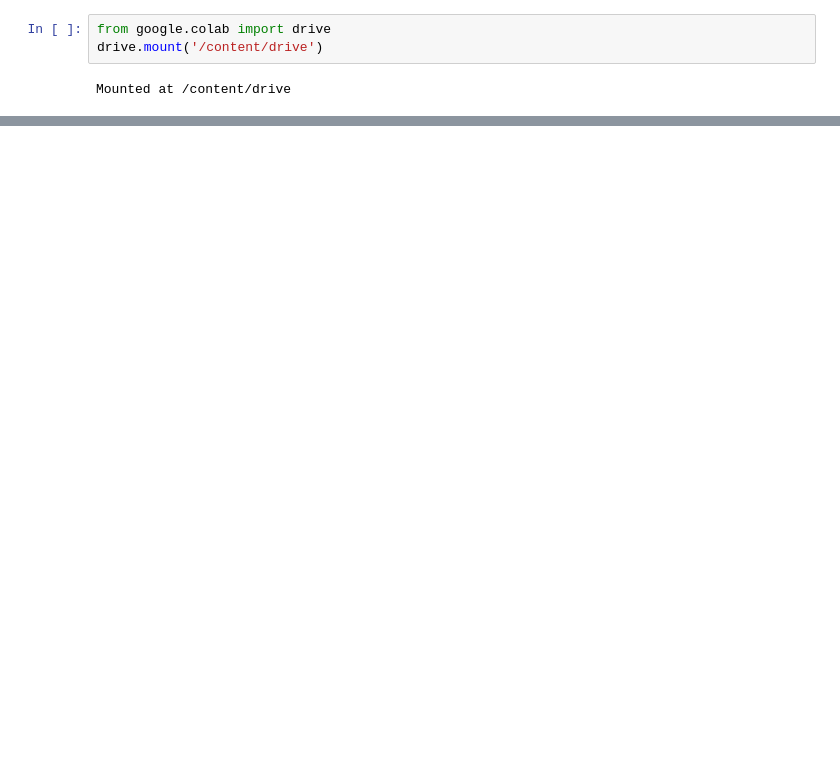
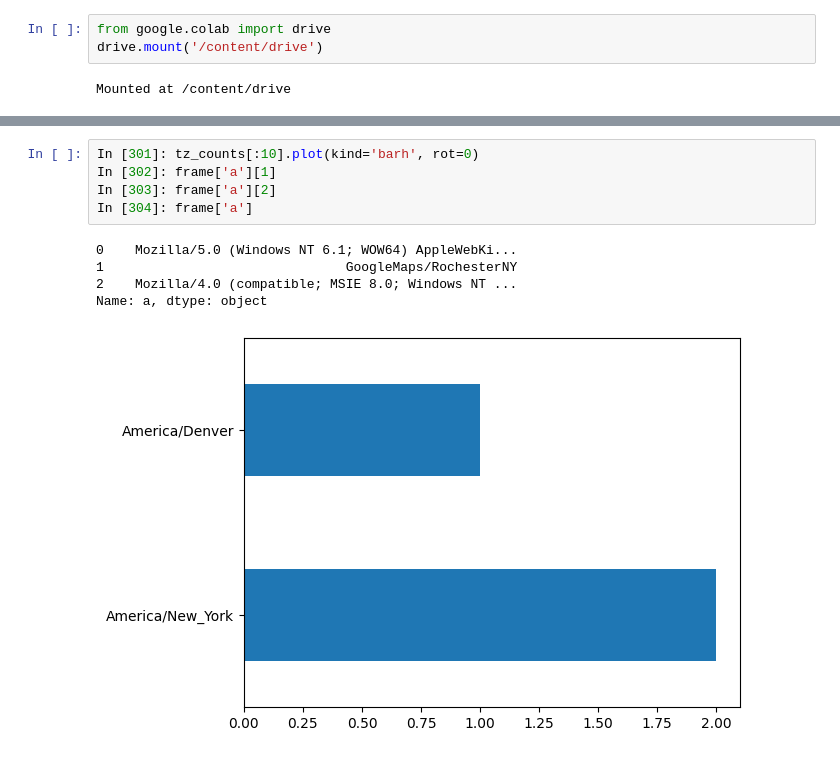
Before and after one commit to Denisse0306/PRUEBA, a Jupyter notebook: Laboratorio_4_Denisse_Lucia_Vazquez_Pelcastre.ipynb, the cells around one changed output, grey strips where cells are left out. Drawn from its saved outputs; the diff is of its cells as text; blank space fills up the shorter version.

```diff
--- a/Laboratorio_4_Denisse_Lucia_Vazquez_Pelcastre.ipynb
+++ b/Laboratorio_4_Denisse_Lucia_Vazquez_Pelcastre.ipynb
@@ -48,0 +90,11 @@ u'']
+# %%
+In [301]: tz_counts[:10].plot(kind='barh', rot=0)
+In [302]: frame['a'][1]
+In [303]: frame['a'][2]
+In [304]: frame['a']
+# %% [output]
+0    Mozilla/5.0 (Windows NT 6.1; WOW64) AppleWebKi...
+1                               GoogleMaps/RochesterNY
+2    Mozilla/4.0 (compatible; MSIE 8.0; Windows NT ...
+Name: a, dtype: object
+[figure, added]
```
Also changed, not shown: parts of 15 cells of this notebook.
